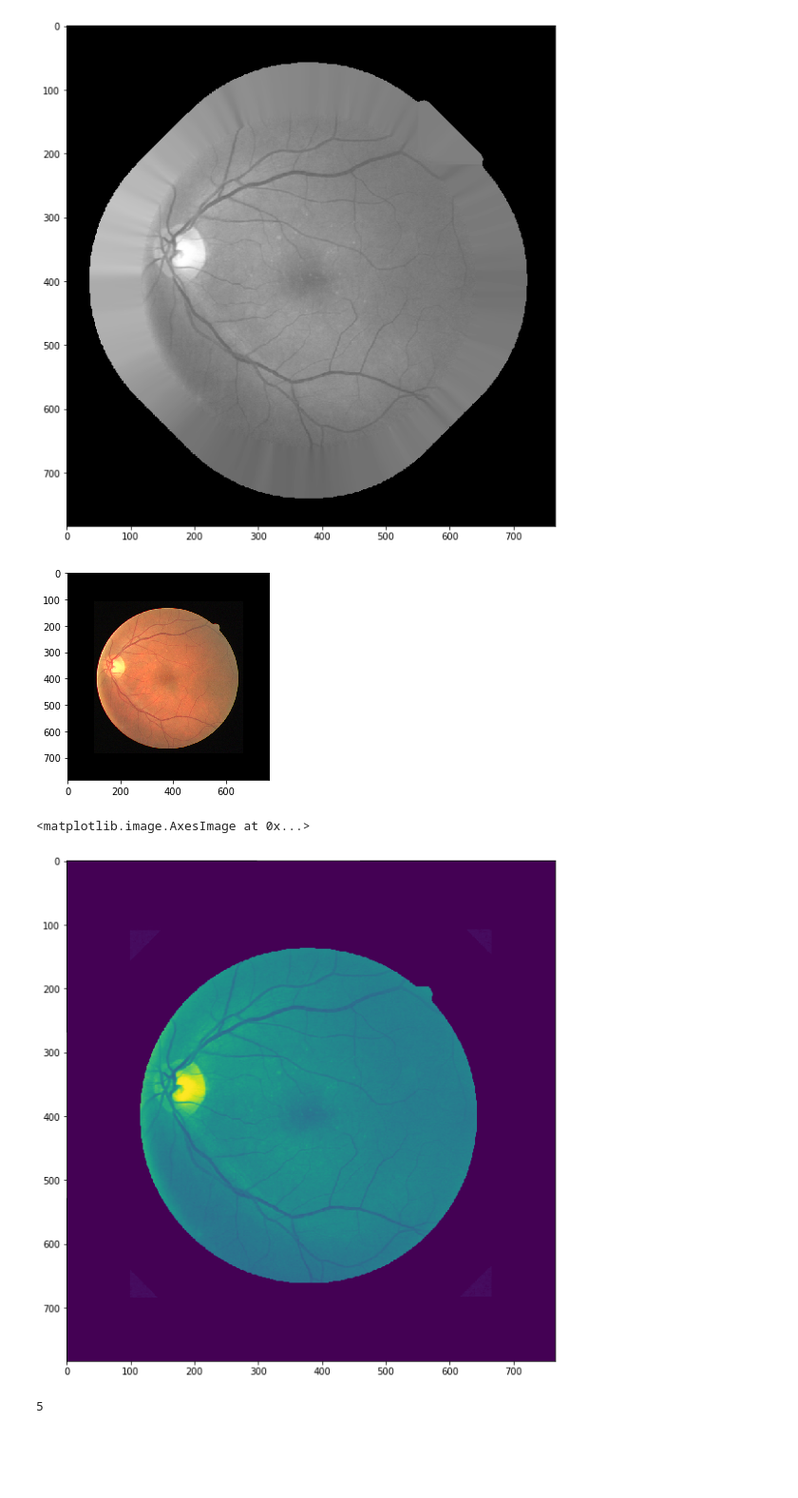
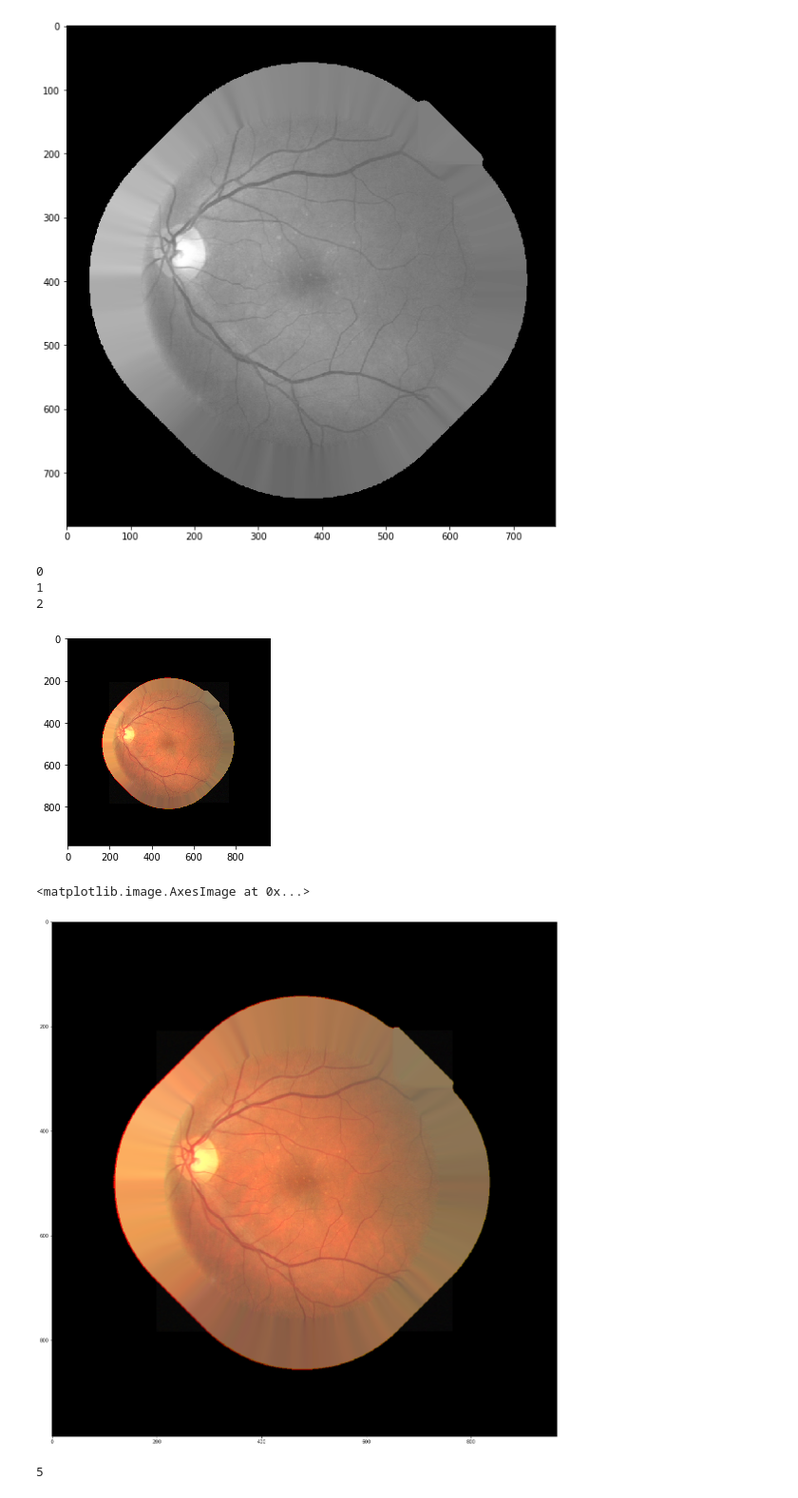
Before and after one commit to callinSwitzer/GarbageCollector, a Jupyter notebook: StackOverflowQuestions.ipynb, the cells around one changed output. Shown at 95% size. Drawn from its saved outputs; the diff is of its cells as text; code cells hidden in the pictures; blank space fills up the shorter version.

```diff
--- a/StackOverflowQuestions.ipynb
+++ b/StackOverflowQuestions.ipynb
@@ -902,10 +902,13 @@ a = plt.imread(f)
 
 a = np.pad(a, ((100,100), (100,100), (0,0)), mode = "constant")
 
+
+
 plt.imshow(a)
 for channel in range(3):
+    print(channel)
     one_channel = a[:, :, channel]
-    global_thresh = 0.2
+    global_thresh = 0.1
     binary_global = one_channel > global_thresh
 
     # erode by 5 px to get rid of edge effects
@@ -913,7 +916,7 @@ for channel in range(3):
     binary_global = eroded
 
     # turn everything less than the threshold to 0
-    one_channel = one_channel * binary_global
+#     one_channel = one_channel * binary_global
 
     num_px_to_expand = 50
 
@@ -925,19 +928,26 @@ for channel in range(3):
         # update those pixels with the average of their neighborhood
         x, y = np.where(px_to_update == 1)
         for ii in zip(x,y):
-            a[ii[0], ii[1], channel] = (np.sum(one_channel[(ii[0]-1):(ii[0] + 2), (ii[1]-1):(ii[1] + 2)]*
+            one_channel[ii[0], ii[1]] = (np.sum(one_channel[(ii[0]-1):(ii[0] + 2), (ii[1]-1):(ii[1] + 2)]*
                                                                          binary_global[(ii[0]-1):(ii[0] + 2), (ii[1]-1):(ii[1] + 2)]) /
                                                                    np.sum(binary_global[(ii[0]-1):(ii[0] + 2), (ii[1]-1):(ii[1] + 2)]))
+
+        a[:,:, channel] = one_channel
+
         # increase binary_global by 1 px dilation"
         binary_global = binary_dilation(binary_global, disk(1))
 # %% [output]
+0
+1
+2
-[figure, old version]
+[figure, new version]
 # %%
-plt.figure(figsize=[10,10])
-plt.imshow(a[:,:, 1])
+
+plt.figure(figsize=[20,20])
+plt.imshow(a)
 # %% [output]
 <matplotlib.image.AxesImage at 0x...>
-[figure, old version]
+[figure, new version]
 # %%
 np.sum(binary_global[(ii[0]-1):(ii[0] + 2), (ii[1]-1):(ii[1] + 2)])
 # %% [output]
```
